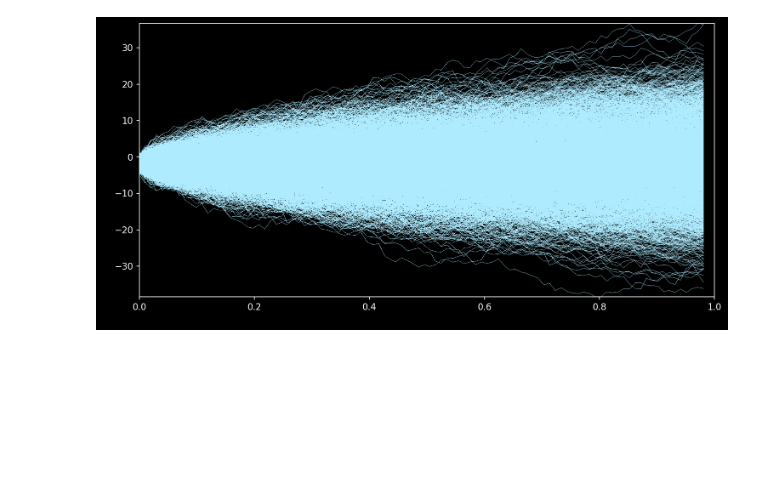
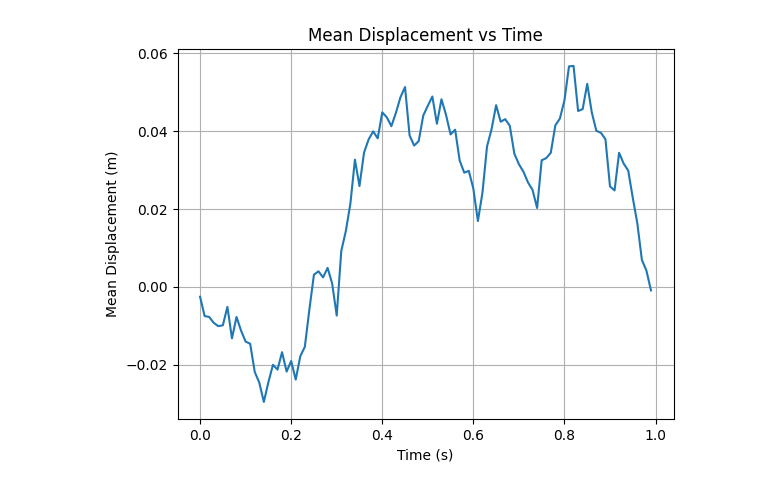
Before and after one commit to Sam-MARTis/Random-Walk-Computation, a Jupyter notebook: Python-Version/main.ipynb, the cells around one changed output. Drawn from its saved outputs; the diff is of its cells as text; code cells hidden in the pictures; blank space fills up the shorter version.

```diff
--- a/Python-Version/main.ipynb
+++ b/Python-Version/main.ipynb
@@ -5,7 +5,7 @@ import matplotlib.pyplot as plt
 import time as t
 
 
-n = 3000
+n = 30000
 nt = 100
 dt = 0.01
 T = nt * dt
@@ -135,28 +132,17 @@ def show_with_time_axis(img, t_min, t_max, y_min, y_max, xlabel="Time", ylabel="
 # %%
-t_min = 0.0
-t_max = meta["dt"] * (meta["nt"] - 1)
-y_min = np.min(data)
-y_max = np.max(data)
-img = render_density_plus_overlay(
-    data,
-    dt=meta["dt"],
-    n=n,
-    nt=nt,
-    out_png="all_trajectories_overlay.png",
-    plot_width=1600,
-    plot_height=900,
-    overlay_n=200,
-    overlay_seed=1,
-)
+def plt_settings(title:str, xlabel:str, ylabel:str, colour:str='blue'):
 
-show_with_time_axis(
-    img,
-    t_min=t_min,
-    t_max=T,
-    y_min=min_val,
-    y_max=max_val,
-    xlabel="Time",
-    ylabel="Particle value",
-)
+    plt.title(title)
+    plt.xlabel(xlabel)
+    plt.ylabel(ylabel)
+    plt.grid()
+    plt.show()
+
+
+
+mean_displacement_vs_time = cp.mean(trajs, axis=0)
+plt.plot(np.arange(nt+1)*dt, mean_displacement_vs_time)
+plt_settings("Mean Displacement vs Time", "Time (s)", "Mean Displacement (m)")
+# msd_vs_time = cp.square(trajs)
 # %% [output]
-[figure, old version]
+[figure, new version]
```
Also changed, not shown: parts of 6 cells of this notebook, 2 other files.
